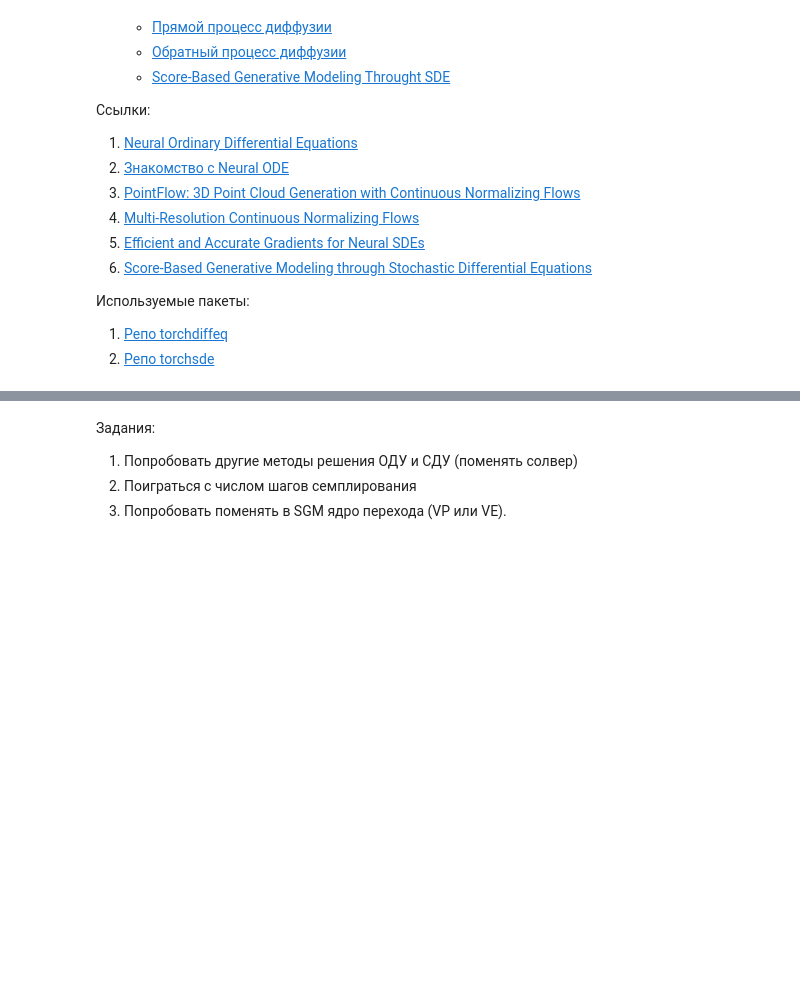
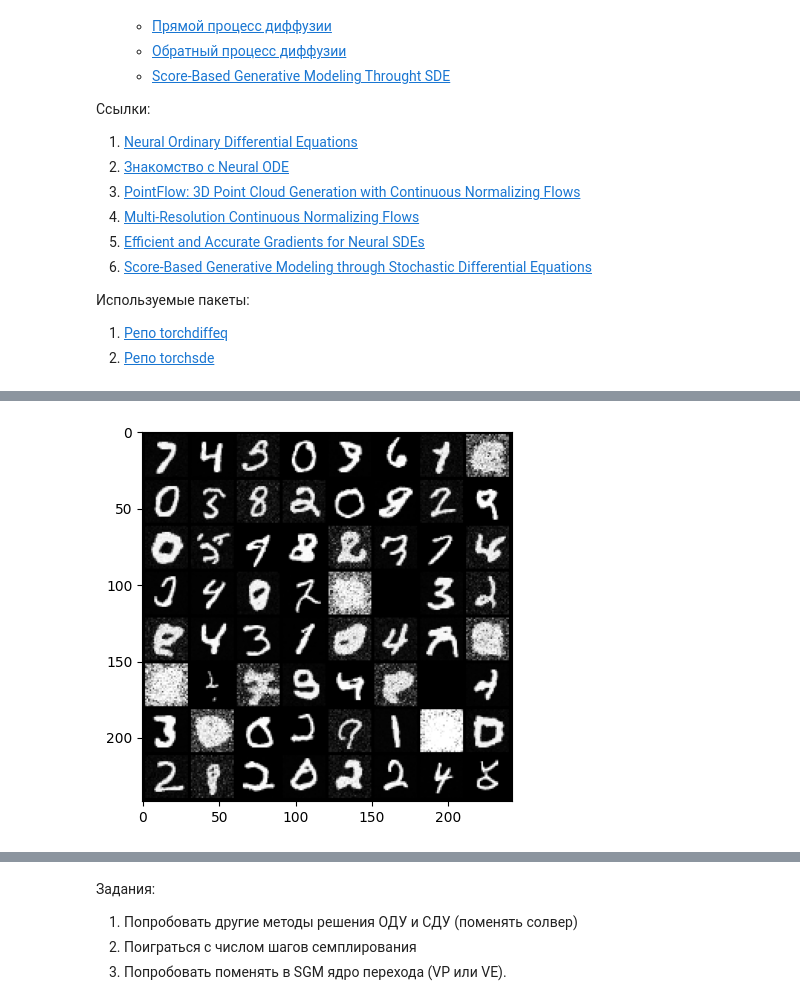
Before and after one commit to sswt/dive2gai, a Jupyter notebook: unit12/ContiniousGenerativeModels.ipynb, the cells around one changed output, grey strips where cells are left out. Cells and saved outputs as stored; diff of their text form; code cells hidden in the pictures; blank space fills up the shorter version.

```diff
--- a/unit12/ContiniousGenerativeModels.ipynb
+++ b/unit12/ContiniousGenerativeModels.ipynb
@@ -526,5 +546,8 @@ sample = next(iter(train))[0].to(device)
 # %%
 class ScoreMatching(nn.Module):
+    """
+    Source: https://github.com/google-research/torchsde/blob/master/examples/cont_ddpm.py
+    """
 
     noise_type = "diagonal"
     sde_type = "stratonovich" # "ito"
@@ -569,7 +592,7 @@ class ScoreMatching(nn.Module):
 
     def analytical_var(self, t, y):
         """sub-VP SDE varience of p0t(y(t)|y(0))"""
-        return 1 - 1 / self._int_beta(t).exp()
+        return (1 - 1 / self._int_beta(t).exp()).square()
 
     @torch.no_grad()
     def analytical_score(self, y1, t, y0):
@@ -614,21 +637,21 @@ class ScoreMatching(nn.Module):
     def ode_sample(self, batch_size=64, tau=1., t=None, y=None, dt=1e-2, last_only=True):
         """ODE sampler"""
         t = torch.tensor([-self.t1, -self.t0], device=self.device) if t is None else t
-        y = torch.randn(size=(batch_size, *self.input_size), device=self.device) * math.sqrt(tau) if y is None else y
+        y = torch.randn(size=(batch_size, math.prod(self.input_size)), device=self.device) * math.sqrt(tau) if y is None else y
         sample = odeint(self, y, t, method="rk4", options={"step_size": dt})
-        return sample[-1] if last_only else sample
+        return sample[-1].view((batch_size, *self.input_size)) if last_only else sample.view((t.size(0), batch_size, *self.input_size))
 
     @torch.no_grad()
     def sde_sample(self, batch_size=64, tau=1., t=None, y=None, dt=1e-2, last_only=True):
         """SDE sampler"""
         t = torch.tensor([-self.t1, -self.t0], device=self.device) if t is None else t
-        y = torch.randn(size=(batch_size, *self.input_size), device=self.device) * math.sqrt(tau) if y is None else y
+        y = torch.randn(size=(batch_size, math.prod(self.input_size)), device=self.device) * math.sqrt(tau) if y is None else y
         sample = sdeint(self, y, t, dt=dt, names={'drift': 'model_drift', 'diffusion': 'model_diffusion'})
         # sample[-1] = self.tweedie_correction(self.t0, sample[-1], dt)
-        return sample[-1] if last_only else sample
+        return sample[-1].view((batch_size, *self.input_size)) if last_only else sample.view((t.size(0), batch_size, *self.input_size))
 # %%
 class UNetSDE(UNet2DModel):
-
+    """Score approximation function"""
     def forward(self, t, y):
         return super().forward(y, t).sample
 # %%
@@ -692,3 +713,9 @@ with pbar:
         pbar.update(1)
         total_loss.append(np.mean(epoch_loss))
         pbar.set_description("Epoch: %i, Loss: %.3f" % (i, total_loss[-1]))
+# %%
+gen_sample = diffusion.sde_sample(dt=1e-2)
+plt.imshow(ToPILImage()(make_grid(postprocess(gen_sample))))
+plt.show()
+# %% [output]
+[figure, added]
```
Also changed, not shown: parts of 27 cells of this notebook.
